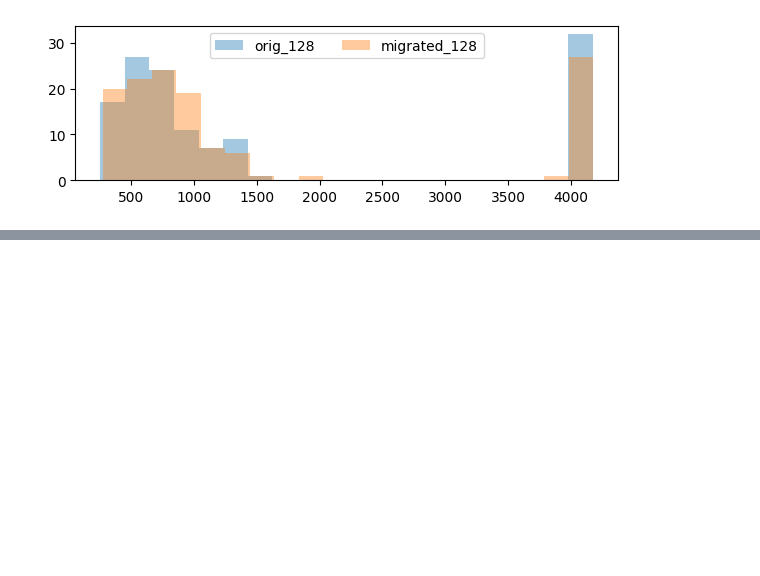
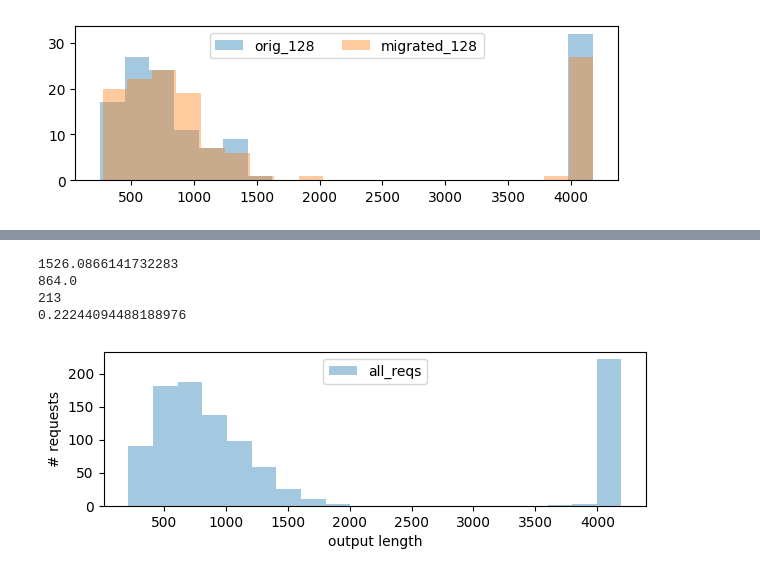
Before and after one commit to wutianyuan1/ROLL, a Jupyter notebook: roll/multi_tenant/plot.ipynb, the cells around one changed output, grey strips where cells are left out. Saved outputs shown, nothing was run; the diff lists cells and outputs as text; code cells hidden in the pictures; blank space fills up the shorter version.

```diff
--- a/roll/multi_tenant/plot.ipynb
+++ b/roll/multi_tenant/plot.ipynb
@@ -6,17 +6,19 @@ import numpy as np
 plt.figure(figsize=(7, 2))
 
 with open("../../experiments/rollout_results.csv") as f:
-    data = f.read().split("\n")
+    lines = f.read().split("\n")
 
-for line in data[1:]:
+data = {}
+for line in lines[1:]:
     if len(line) <= 1:
         continue
-    if '128,"' not in line:
-        continue
+    bsz = int(line.split(",")[0])
     line = line.split("[")[1]
     line = line.split("]")[0]
     lens = [int(i) for i in line.split(", ")]
-    plt.hist(lens, label='orig_128', alpha=0.4, bins=20)
+    data[bsz] = lens
+
+plt.hist(data[128], label='orig_128', alpha=0.4, bins=20)
 
 migrated_lens_128 = [298, 274, 294, 272, 320, 319, 348, 358, 358, 370, 367, 370, 397, 415, 408, 426, 418, 420, 411, 443, 510, 475, 504, 491, 525, 539,
                      551, 567, 580, 581, 590, 590, 585, 597, 603, 626, 647, 632, 652, 625, 644, 673, 703, 654, 687, 689, 690, 709, 721, 710, 742, 727,
@@ -31,0 +43,19 @@ plt.legend(loc='upper center', ncols=2)
+# %%
+plt.figure(figsize=(7, 2))
+all_data = []
+for x in data.values():
+    all_data += list(x)
+plt.hist(all_data, label='all_reqs', alpha=0.4, bins=20)
+plt.legend(loc='upper center', ncols=1)
+plt.xlabel("output length")
+plt.ylabel("# requests")
+print(sum(all_data) / len(all_data))
+print(np.median(all_data))
+print(np.min(all_data))
+print(len([i for i in all_data if i > 3500]) / len(all_data))
+# %% [output]
+1526.0866141732283
+864.0
+213
+0.22244094488188976
+[figure, added]
```
Also changed, not shown: parts of 3 cells of this notebook, 1 other file.
